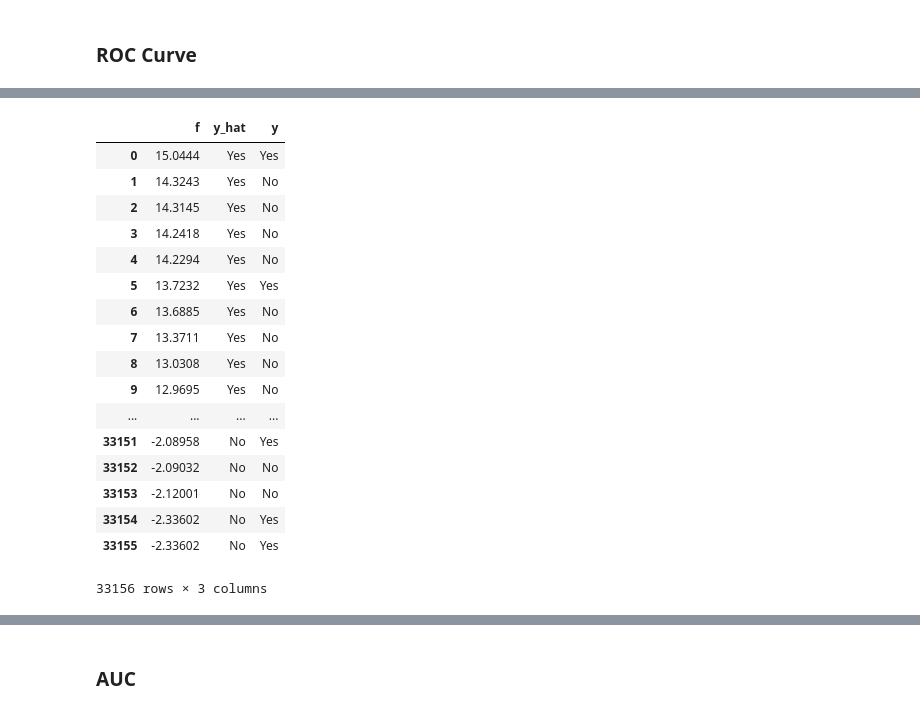
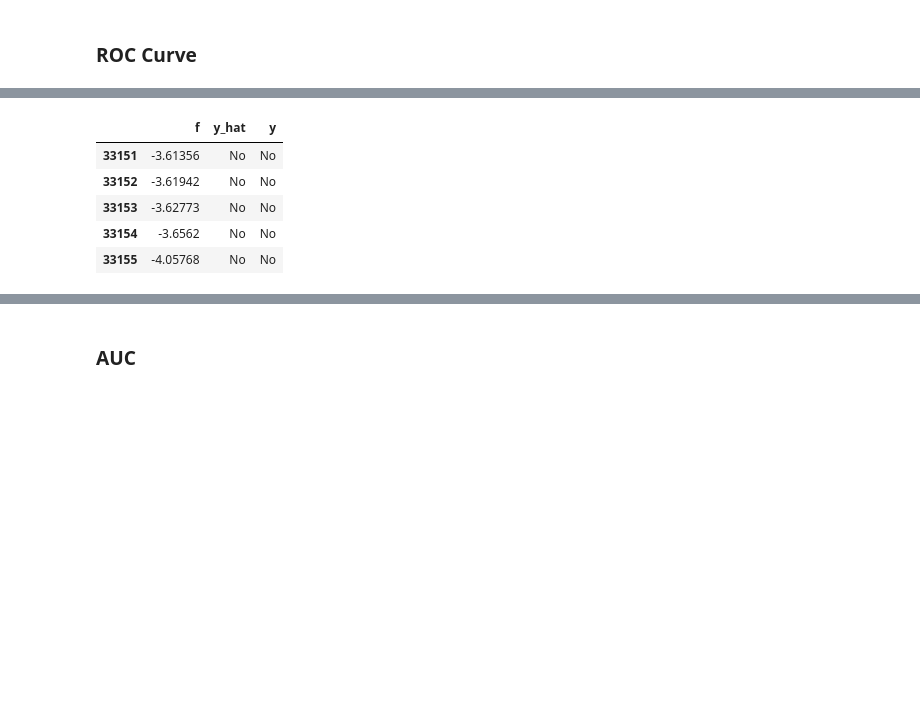
Before and after one commit to p829911/Classification_project, a Jupyter notebook: EDA_hsw.ipynb, the cells around one changed output, grey strips where cells are left out. Cells and saved outputs as stored; diff of their text form; code cells hidden in the pictures; blank space fills up the shorter version.

```diff
--- a/EDA_hsw.ipynb
+++ b/EDA_hsw.ipynb
@@ -406,4 +484,7 @@ dfx.head()
+# %%
+X_train = total[:-33156]
+# %%
+X_test = total[-33156:]
 # %%
-X_train, X_test, y_train, y_test = train_test_split(dfx, dfy, test_size=0.3, random_state=0)
-X_train.shape, X_test.shape, y_train.shape, y_test.shape
+X_train.shape, y_train.shape, X_test.shape, y_test.shape
 # %% [output]
@@ -521,3 +836,5 @@ from sklearn.linear_model import LogisticRegression
+# %%
+X_samp, y_samp = EditedNearestNeighbours(kind_sel="all", n_neighbors=5, random_state=0).fit_sample(X_train, y_train)
 # %%
 model_sk = LogisticRegression().fit(X_samp, y_samp)
 # %%
@@ -569,29 +881,17 @@ fpr, tpr, thresholds
 # %%
 y_hat = model_sk.predict(X_test)
 f_value = model_sk.decision_function(X_test)
 
 df1 = pd.DataFrame(np.vstack([f_value, y_hat, y_test]).T,
                   columns=["f", "y_hat", "y"])
-df1.sort_values("f", ascending=False).reset_index(drop=True)
+df1.sort_values("f", ascending=False).reset_index(drop=True).tail()
 # %% [output]
 |  | f | y_hat | y |
-| 0 | 15.0444 | Yes | Yes |
-| 1 | 14.3243 | Yes | No |
-| 2 | 14.3145 | Yes | No |
-| 3 | 14.2418 | Yes | No |
-| 4 | 14.2294 | Yes | No |
-| 5 | 13.7232 | Yes | Yes |
-| 6 | 13.6885 | Yes | No |
-| 7 | 13.3711 | Yes | No |
-| 8 | 13.0308 | Yes | No |
-| 9 | 12.9695 | Yes | No |
-| ... | ... | ... | ... |
-| 33151 | -2.08958 | No | Yes |
-| 33152 | -2.09032 | No | No |
-| 33153 | -2.12001 | No | No |
-| 33154 | -2.33602 | No | Yes |
-| 33155 | -2.33602 | No | Yes |
+| 33151 | -3.61356 | No | No |
+| 33152 | -3.61942 | No | No |
+| 33153 | -3.62773 | No | No |
+| 33154 | -3.6562 | No | No |
+| 33155 | -4.05768 | No | No |
-33156 rows × 3 columns
 # %%
 plt.plot(fpr, tpr, 'o-', label="Logistic Regression")
 plt.plot([0, 1], [0, 1], 'k--', label="random guess")
```
Also changed, not shown: parts of 231 cells of this notebook, 1 other file.
